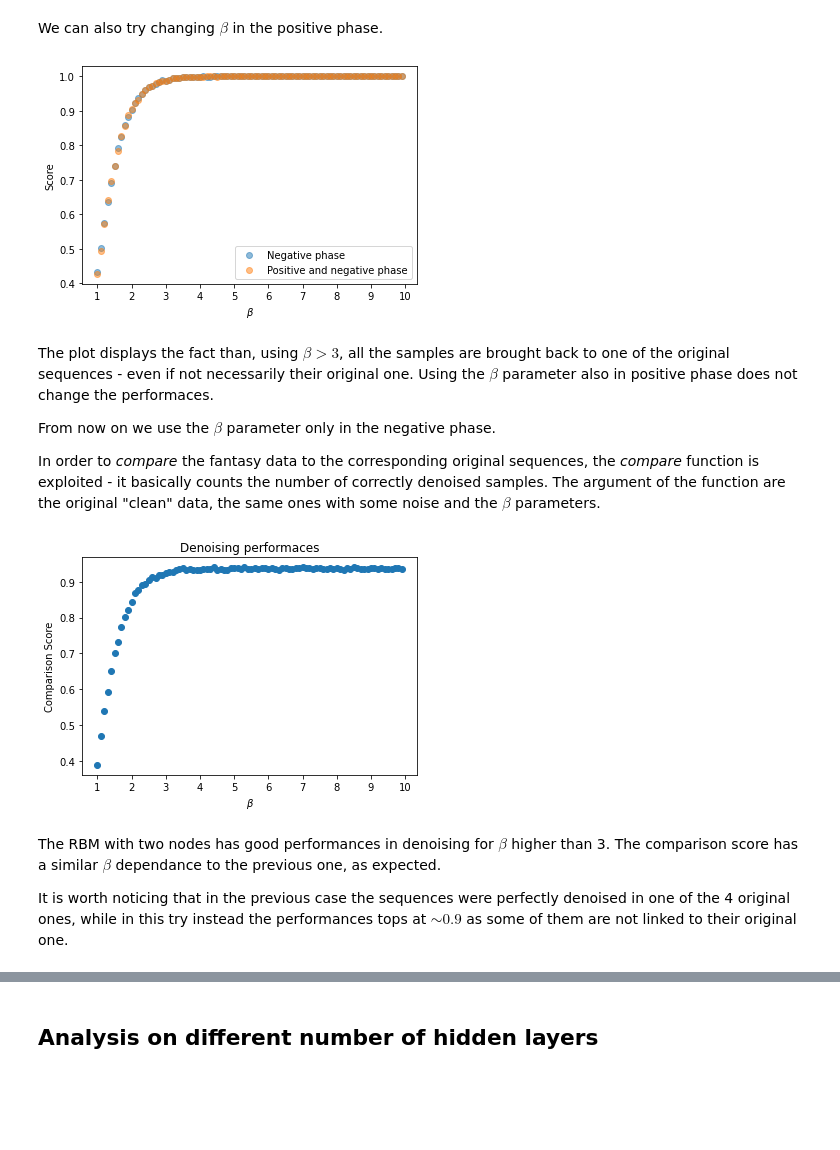
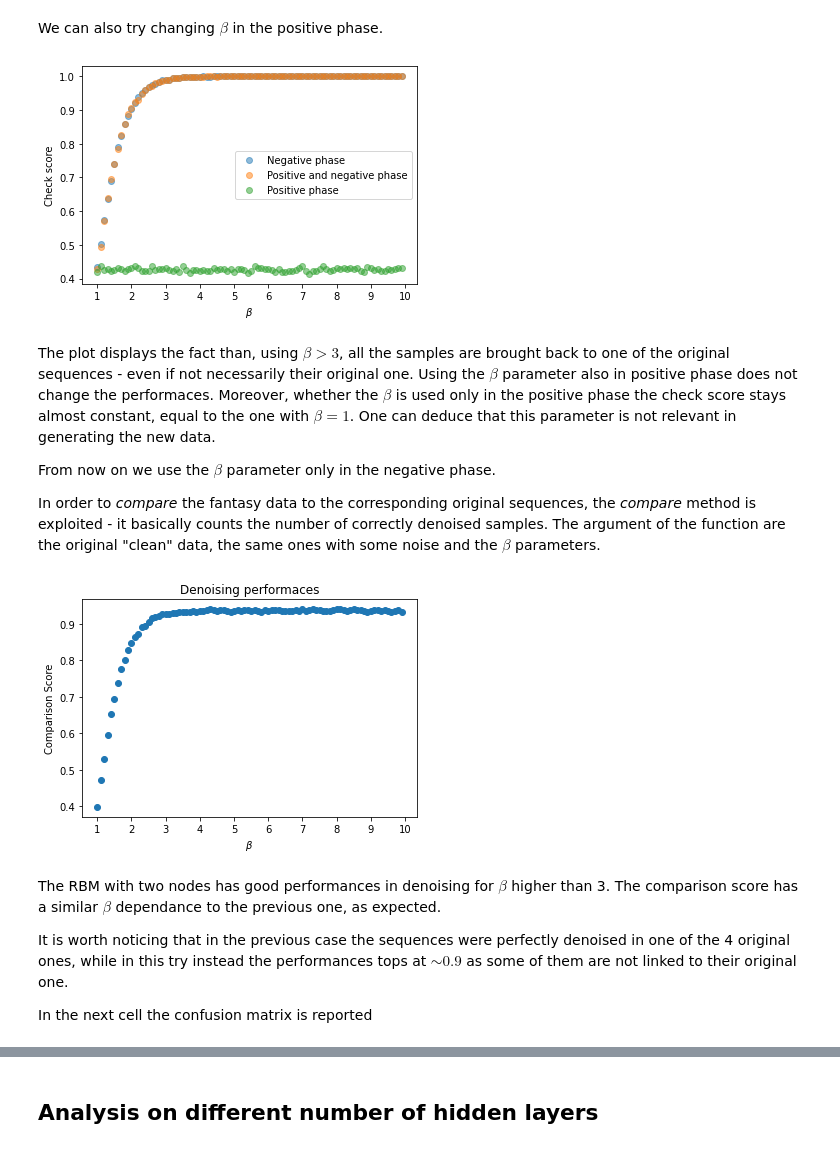
Before and after one commit to LorenzoBuriola/LoCP_moduleB, a Jupyter notebook: Week5/FPGheArt_exercise5.ipynb, the cells around one changed output, grey strips where cells are left out. Drawn from its saved outputs; the diff is of its cells as text; code cells hidden in the pictures; blank space fills up the shorter version.

```diff
--- a/Week5/FPGheArt_exercise5.ipynb
+++ b/Week5/FPGheArt_exercise5.ipynb
@@ -134,22 +136,28 @@ We can also try changing $\beta$ in the positive phase.
 scores_bh = []
 for beta in betas:
     scores_bh.append(my_rbm.score(v,seq, beta = beta, beta_h = beta))
+# %%
+scores_h = []
+for beta in betas:
+    scores_h.append(my_rbm.score(v,seq, beta_h = beta))
 # %%
 plt.scatter(betas, scores_b, marker = 'o', label = 'Negative phase', alpha = 0.5)
 plt.scatter(betas, scores_bh, marker = 'o', label = 'Positive and negative phase', alpha = 0.5)
+plt.scatter(betas, scores_h, marker = 'o', label = 'Positive phase', alpha = 0.5)
 plt.xlabel(r'$\beta$')
 plt.xticks(np.arange(1, 11, 1))
-plt.ylabel('Score')
+plt.ylabel('Check score')
 plt.legend()
 plt.show()
 # %% [output]
-[figure, old version]
+[figure, new version]
 # %% [markdown]
 The plot displays the fact than, using $\beta > 3$, all the samples are brought back to one of the original sequences - even if not necessarily their original one. Using the $\beta$ parameter also in positive phase does not change the performaces.
+Moreover, whether the $\beta$ is used only in the positive phase the check score stays almost constant, equal to the one with $\beta = 1$. One can deduce that this parameter is not relevant in generating the new data.
 
 From now on we use the $\beta$ parameter only in the negative phase.
 
-In order to _compare_ the fantasy data to the corresponding original sequences, the *compare* function is exploited - it basically counts the number of correctly denoised samples. The argument of the function are the original "clean" data, the same ones with some noise and the $\beta$ parameters.
+In order to _compare_ the fantasy data to the corresponding original sequences, the *compare* method is exploited - it basically counts the number of correctly denoised samples. The argument of the function are the original "clean" data, the same ones with some noise and the $\beta$ parameters.
 # %%
 q=0.1
 fname = "DATA/dataRBM_clean4_q" + str(q) + ".csv"
@@ -166,8 +174,10 @@ plt.xticks(np.arange(1, 11, 1))
 plt.ylabel('Comparison Score')
 plt.show()
 # %% [output]
-[figure, old version]
+[figure, new version]
 # %% [markdown]
 The RBM with two nodes has good performances in denoising for $\beta$ higher than 3. The comparison score has a similar $\beta$ dependance to the previous one, as expected.
 
 It is worth noticing that in the previous case the sequences were perfectly denoised in one of the 4 original ones, while in this try instead the performances tops at $\sim 0.9$ as some of them are not linked to their original one.
+
+In the next cell the confusion matrix is reported
```
Also changed, not shown: parts of 46 cells of this notebook.
